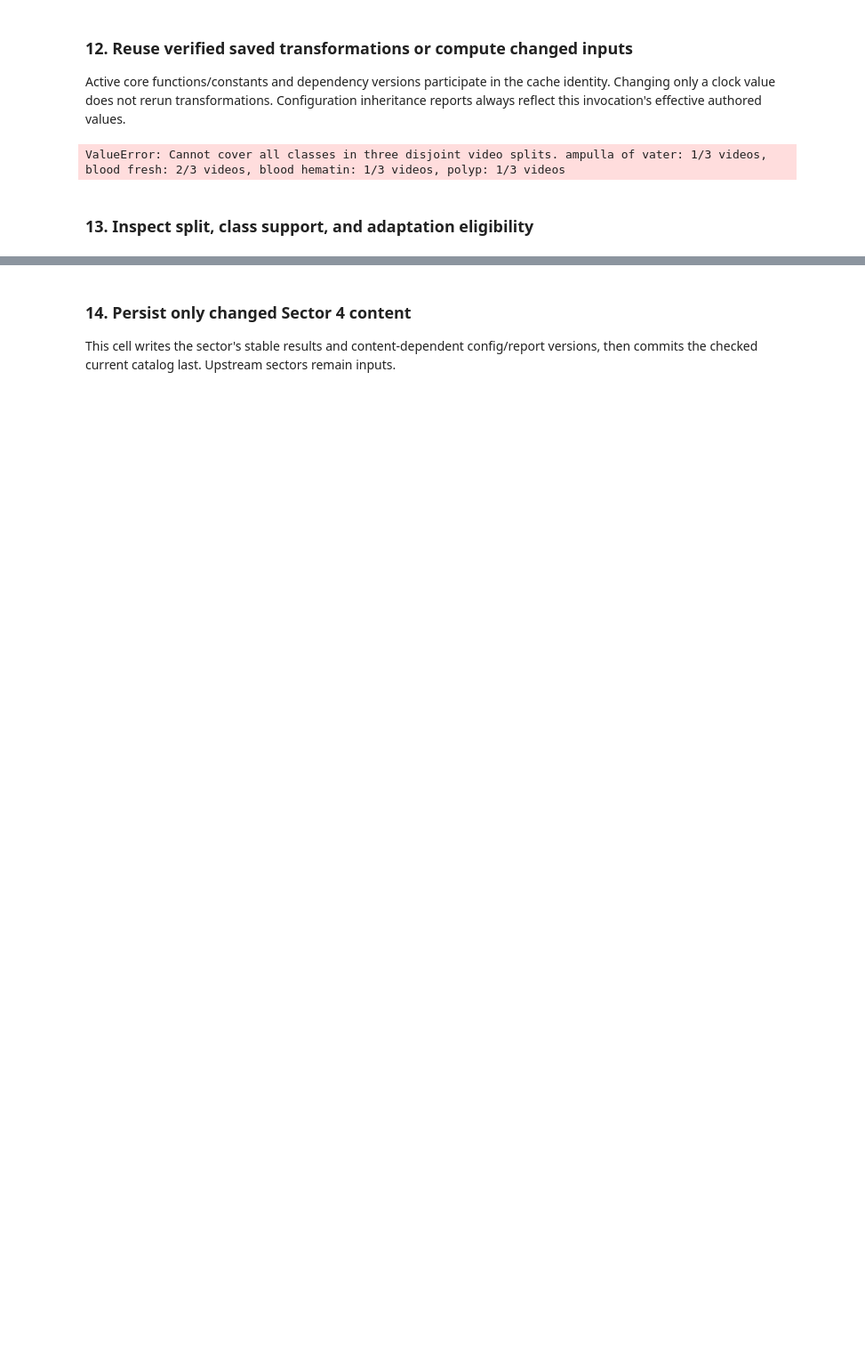
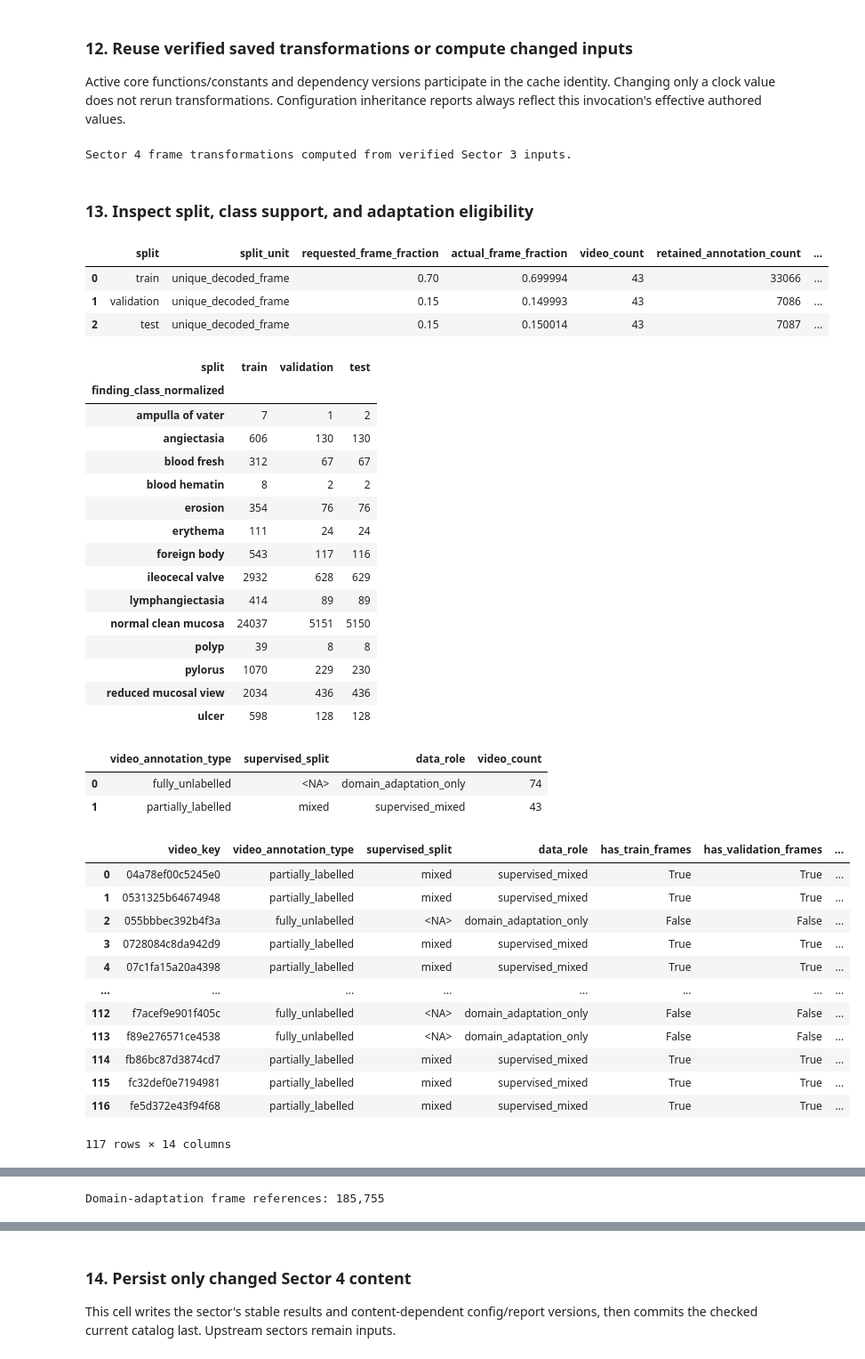
Before and after one commit to bogdanparvu18/msc-graduate-project, a Jupyter notebook: notebooks/phase2/phase2_04_video_split_and_domain_adaptation.ipynb, the cells around one changed output, grey strips where cells are left out. Shown at 89% size. Drawn from its saved outputs; the diff is of its cells as text; code cells hidden in the pictures; blank space fills up the shorter version.

```diff
--- a/notebooks/phase2/phase2_04_video_split_and_domain_adaptation.ipynb
+++ b/notebooks/phase2/phase2_04_video_split_and_domain_adaptation.ipynb
@@ -59,9 +59,9 @@ SECTOR4_SETTINGS = {
     "token_secret_name": "GITHUB_TOKEN",
 },
     "config_overrides": {
-        "split_strategy": "video_level_constrained_multilabel",
+        "split_strategy": "frame_level_constrained_multilabel",
         "require_all_classes_in_all_splits": True,
-        "min_videos_per_class_per_split": 1,
+        "min_frames_per_class_per_split": 1,
         "train_fraction": 0.70,
         "validation_fraction": 0.15,
         "test_fraction": 0.15,
@@ -69,7 +69,6 @@ SECTOR4_SETTINGS = {
         "domain_adaptation_include_fully_unlabelled_videos": True,
         "domain_adaptation_include_train_video_unlabelled_frames": True,
         "domain_adaptation_sampling_seconds": 0.5,
-        # "seed": 42,  # Optional; otherwise inherited from Sector 3.
     },
 }
 # %% [markdown]
@@ -1908,8 +2053,6 @@ Active core functions/constants and dependency versions participate in the cache
 identity. Changing only a clock value does not rerun transformations. Configuration
 inheritance reports always reflect this invocation's effective authored values.
 # %%
-
-
 def _s4_core_code_value(code):
     """Describe executable code without filenames, source lines or debug positions."""
     fields = (
@@ -2012,7 +2155,7 @@ def sector4_processing_signature(config, lineage):
     keys = ["seed", "split_strategy", "train_fraction", "validation_fraction", "test_fraction",
             "domain_adaptation_enabled", "domain_adaptation_include_fully_unlabelled_videos",
             "domain_adaptation_include_train_video_unlabelled_frames", "domain_adaptation_sampling_seconds", "require_all_classes_in_all_splits",
-"min_videos_per_class_per_split"]
+"min_frames_per_class_per_split"]
     processing = {key: config[key] for key in keys}
     processing["storage_root"] = config["storage_root"]
     hashes = lineage["input_sha256"]
@@ -2027,19 +2170,18 @@ CACHED = io_load_cached_sector4(CONFIG, PROCESSING_SIGNATURE)
 
 if CACHED is None:
     TABLES = build_sector4_tables(INPUTS, CONFIG)
-    print("Sector 4 transformations computed from verified Sector 3 inputs.")
+    print("Sector 4 frame transformations computed from verified Sector 3 inputs.")
 else:
     TABLES = CACHED["tables"]
-    print("Sector 4 transformations reused from verified saved artifacts.")
+    validate_frame_splits(
+        TABLES["frame_split_manifest"], TABLES["labelled_frame_manifest_with_split"], CONFIG
+    )
+    print("Sector 4 frame transformations reused from verified saved artifacts.")
 
 TABLES["config_inheritance_report"] = LINEAGE["config_conflict_report"].copy()
-
-video_split_manifest = TABLES["video_split_manifest"]
-VIDEO_SPLITS = {
-    name: set(video_split_manifest.loc[video_split_manifest["split"].eq(name), "video_key"])
-    for name in ("train", "validation", "test")
-}
-SPLIT_LOOKUP = build_split_lookup(VIDEO_SPLITS)
+frame_split_manifest = TABLES["frame_split_manifest"]
+FRAME_SPLIT_LOOKUP = build_frame_split_lookup(frame_split_manifest)
+video_split_manifest = TABLES["video_split_manifest"]  # Membership summary; videos can repeat.
 labelled_frame_manifest = TABLES["labelled_frame_manifest_with_split"]
 video_manifest = TABLES["video_manifest_with_roles"]
 domain_source_videos = TABLES["domain_source_videos"]
@@ -2047,14 +2189,53 @@ domain_adaptation_manifest = TABLES["domain_adaptation_manifest"]
 domain_adaptation_summary = TABLES["domain_adaptation_summary"]
 VERIFIED_FRAME_LOOKUP = build_verified_frame_lookup(labelled_frame_manifest)
 # %% [output]
-ValueError: Cannot cover all classes in three disjoint video splits. ampulla of vater: 1/3 videos, blood fresh: 2/3 videos, blood hematin: 1/3 videos, polyp: 1/3 videos
+Sector 4 frame transformations computed from verified Sector 3 inputs.
 # %% [markdown]
 ### 13. Inspect split, class support, and adaptation eligibility
 # %%
 display(TABLES["split_summary_report"])
-display(TABLES["class_split_support_report"])
+display(TABLES["class_split_support_report"].pivot(
+    index="finding_class_normalized", columns="split", values="retained_unique_frame_count"
+).reindex(columns=S4_SPLIT_NAMES))
 display(TABLES["video_role_report"])
 display(TABLES["domain_eligibility_report"])
 display(domain_adaptation_summary)
 print("Domain-adaptation frame references:", f"{len(domain_adaptation_manifest):,}")
 display(domain_adaptation_manifest.head())
+# %% [output]
+|  | split | split_unit | requested_frame_fraction | actual_frame_fraction | video_count | retained_annotation_count | ... |
+| 0 | train | unique_decoded_frame | 0.70 | 0.699994 | 43 | 33066 | ... |
+| 1 | validation | unique_decoded_frame | 0.15 | 0.149993 | 43 | 7086 | ... |
+| 2 | test | unique_decoded_frame | 0.15 | 0.150014 | 43 | 7087 | ... |
+| split | train | validation | test |
+| finding_class_normalized |  |  |  |
+| ampulla of vater | 7 | 1 | 2 |
+| angiectasia | 606 | 130 | 130 |
+| blood fresh | 312 | 67 | 67 |
+| blood hematin | 8 | 2 | 2 |
+| erosion | 354 | 76 | 76 |
+| erythema | 111 | 24 | 24 |
+| foreign body | 543 | 117 | 116 |
+| ileocecal valve | 2932 | 628 | 629 |
+| lymphangiectasia | 414 | 89 | 89 |
+| normal clean mucosa | 24037 | 5151 | 5150 |
+| polyp | 39 | 8 | 8 |
+| pylorus | 1070 | 229 | 230 |
+| reduced mucosal view | 2034 | 436 | 436 |
+| ulcer | 598 | 128 | 128 |
+|  | video_annotation_type | supervised_split | data_role | video_count |
+| 0 | fully_unlabelled | <NA> | domain_adaptation_only | 74 |
+| 1 | partially_labelled | mixed | supervised_mixed | 43 |
+|  | video_key | video_annotation_type | supervised_split | data_role | has_train_frames | has_validation_frames | ... |
+| 0 | 04a78ef00c5245e0 | partially_labelled | mixed | supervised_mixed | True | True | ... |
+| 1 | 0531325b64674948 | partially_labelled | mixed | supervised_mixed | True | True | ... |
+| 2 | 055bbbec392b4f3a | fully_unlabelled | <NA> | domain_adaptation_only | False | False | ... |
+| 3 | 0728084c8da942d9 | partially_labelled | mixed | supervised_mixed | True | True | ... |
+| 4 | 07c1fa15a20a4398 | partially_labelled | mixed | supervised_mixed | True | True | ... |
+| ... | ... | ... | ... | ... | ... | ... | ... |
+| 112 | f7acef9e901f405c | fully_unlabelled | <NA> | domain_adaptation_only | False | False | ... |
+| 113 | f89e276571ce4538 | fully_unlabelled | <NA> | domain_adaptation_only | False | False | ... |
+| 114 | fb86bc87d3874cd7 | partially_labelled | mixed | supervised_mixed | True | True | ... |
+| 115 | fc32def0e7194981 | partially_labelled | mixed | supervised_mixed | True | True | ... |
+| 116 | fe5d372e43f94f68 | partially_labelled | mixed | supervised_mixed | True | True | ... |
+117 rows × 14 columns
@@ -2060,0 +2245 @@ display(domain_adaptation_manifest.head())
+Domain-adaptation frame references: 185,755
```
Also changed, not shown: parts of 18 cells of this notebook.
